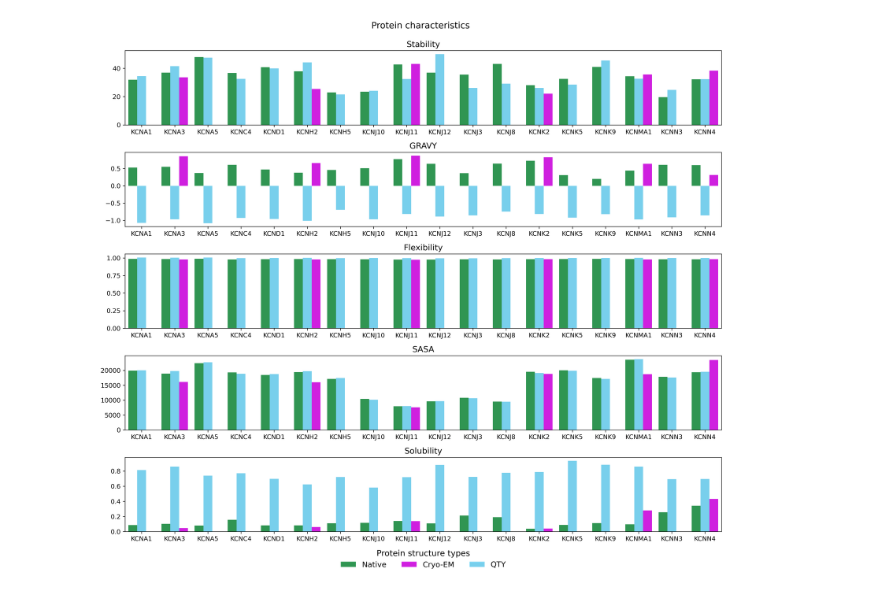
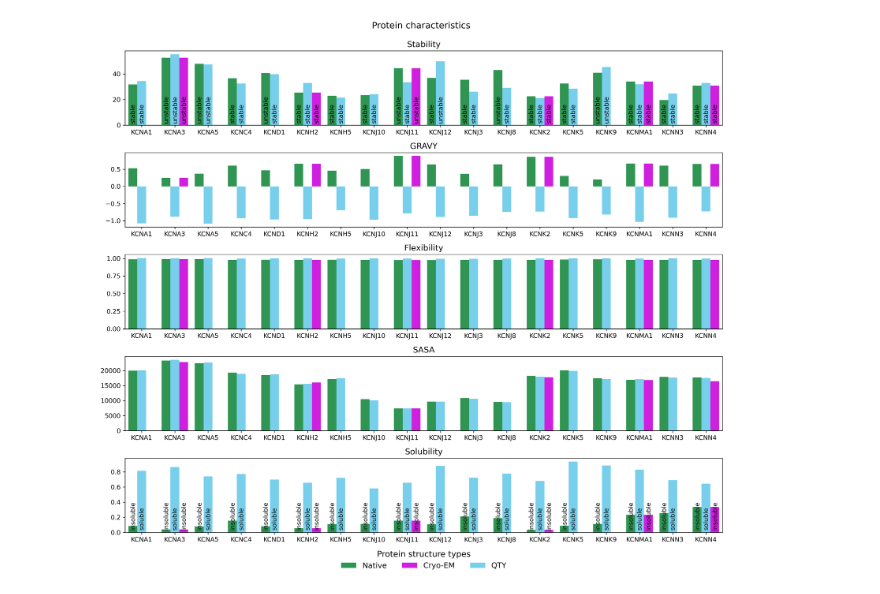
Before and after one commit to eva-smorodina/kcn, a Jupyter notebook: kcn_characteristics.ipynb, the cells around one changed output. Drawn from its saved outputs; the diff is of its cells as text; code cells hidden in the pictures.

```diff
--- a/kcn_characteristics.ipynb
+++ b/kcn_characteristics.ipynb
@@ -14,7 +15,7 @@ import warnings
 with warnings.catch_warnings():
     warnings.simplefilter('ignore', BiopythonWarning)
 # %%
-path = '/Users/evagsm/Work/Shuguang/kcn/'
+path = './structures_pdb/'
 pdb_files = [f for f in os.listdir(path) if f.endswith('pdb')]
 #len(pdb_files)
 # %%
@@ -92,7 +121,7 @@ for name in names:
     data.append(qty_data)
 # %%
 columns = ['Stability', 'GRAVY', 'Flexibility', 'SASA', 'name', 'type']
-df = pd.DataFrame(data, columns = columns)
+df = pd.DataFrame(data, columns = columns).fillna(0)
 #df.shape
 # %%
 # DeepSoluE predictions
@@ -170,34 +199,58 @@ df
 # %%
 fig, axs = plt.subplots(nrows = 5, ncols = 1, figsize = (14, 12), dpi = 300)
 axs = axs.flatten()
 
-#colors = ['#65D9FF', '#EA00FF', '#1FA64D'] #  Native, Cryo-EM, QTY
-#colors = ['#EA00FF', '#65D9FF', '#1FA64D'] #  Native, Cryo-EM, QTY
-colors = ['#1FA64D', '#65D9FF', '#EA00FF'] #  Native, Cryo-EM, QTY
+colors = ['#1FA64D', '#65D9FF', '#EA00FF'] #  Native, QTY, Cryo-EM
 sns.set_palette(sns.color_palette(colors))
 
 parameters = ['Stability', 'GRAVY', 'Flexibility', 'SASA', 'Solubility']
 
 for n, column in enumerate(parameters):
     sns.barplot(data = df, x = 'name', y = column, hue = 'type', ax = axs[n])
     axs[n].set_ylabel('')
     axs[n].set_xlabel('')
     axs[n].get_legend().remove()
     axs[n].set_title(f'{column}', fontsize = 13)
+
+for p in axs[0].patches:
+    _x = p.get_x() + p.get_width() / 2
+    _y = p.get_y() + 2.5
+
+    if p.get_height() >= 40:
+        value = 'unstable'
+    elif p.get_height() < 40:
+        value = 'stable'
+    else:
+        value = None
+
+    axs[0].text(_x, _y, value, ha = "center", rotation = 90)
+
+for p in axs[4].patches:
+    _x = p.get_x() + p.get_width() / 2
+    _y = p.get_y() + 0.05
+
+    if p.get_height() >= 0.5:
+        value = 'soluble'
+    elif p.get_height() < 0.5:
+        value = 'insoluble'
+    else:
+        value = None
+
+    axs[4].text(_x, _y, value, ha = "center", rotation = 90)
 
 handles, labels = plt.gca().get_legend_handles_labels()
 legend_order = [0, 2, 1]
 legend = axs[n].legend([handles[idx] for idx in legend_order],[labels[idx] for idx in legend_order],
                        loc = 'upper center', bbox_to_anchor = (0.5, -0.15), frameon = False,
                        fancybox = False, shadow = False, ncol = 3, fontsize = 12)
 legend.set_title('Protein structure types', prop = {'size': 13})
 
 #fig.text(0.5, -0.01, 'Proteins', ha='center', fontsize = 12)
 #fig.text(-0.01, 0.5, 'Characteristics', va='center', rotation='vertical', fontsize = 12)
 fig.text(0.515, 1.01, 'Protein characteristics', ha='center', fontsize = 14)
 
 plt.tight_layout(pad = 1.1)
 #plt.show()
-plt.savefig(path + 'kcn_params.png')
+plt.savefig('./kcn_params_bar.png')
 # %% [output]
-[figure, old version]
+[figure, new version]
```
Also changed, not shown: parts of 9 cells of this notebook, 11 other files.
